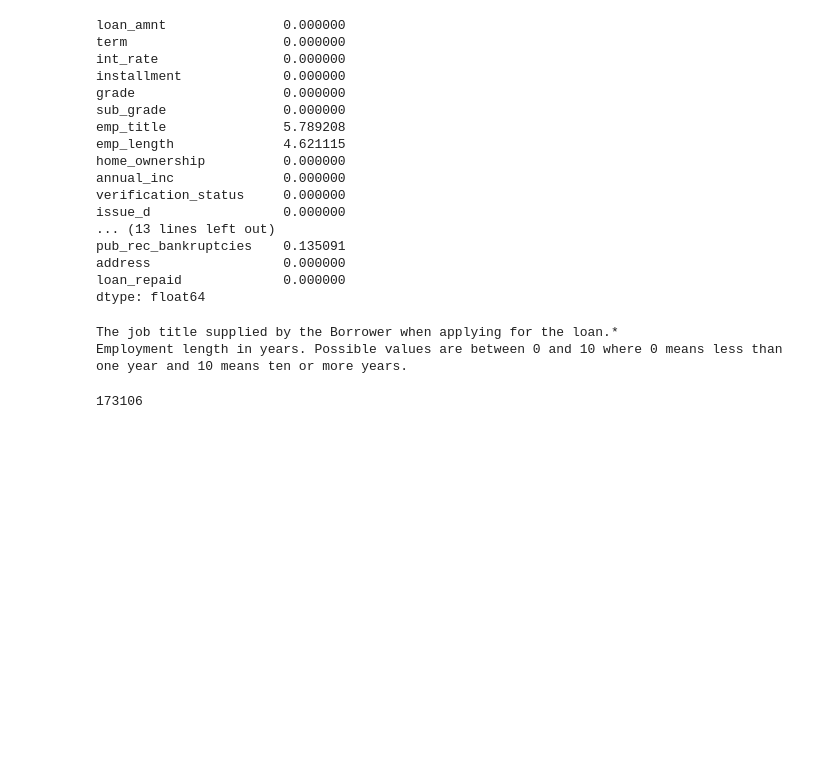
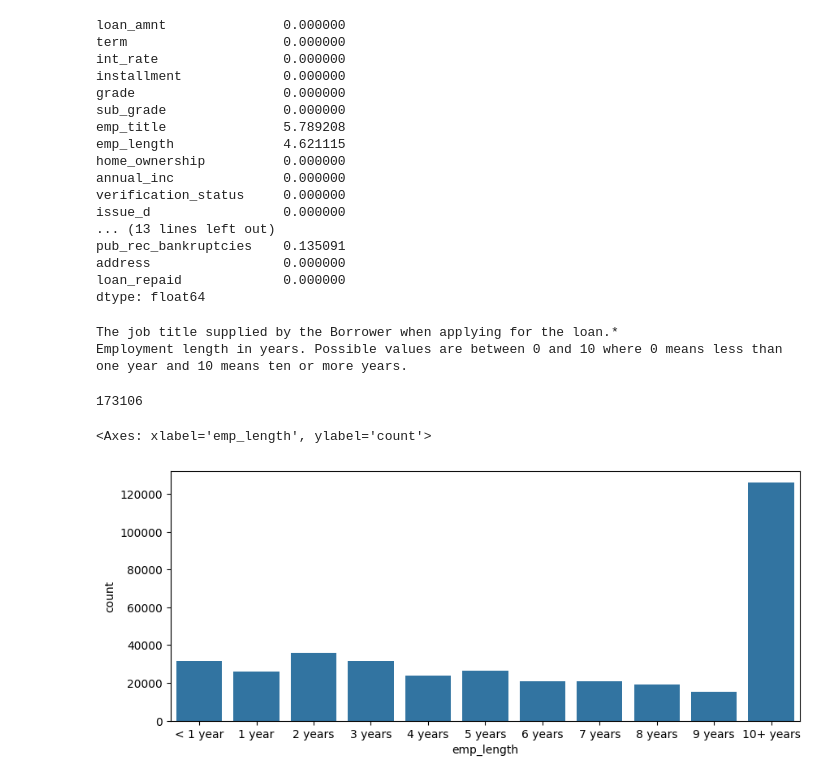
Before and after one commit to Saif-Ahh/LoanDetector, a Jupyter notebook: LoanDetector.ipynb, the cells around one changed output. Cells and saved outputs as stored; diff of their text form; code cells hidden in the pictures; blank space fills up the shorter version.

Commit message:
Analyze emp_length and drop it

```diff
--- a/LoanDetector.ipynb
+++ b/LoanDetector.ipynb
@@ -441,3 +441,24 @@ len(df['emp_title'].unique())
 # %%
 # There are too many unique job titles to try to convert this to a dummy variable feature"
 df = df.drop('emp_title', axis = 1)
+# %%
+# count plot of the emp_length feature column. Sort the order of the values.
+plt.figure(figsize = (10,4))
+
+emp_length_order = [ '< 1 year',
+                      '1 year',
+                     '2 years',
+                     '3 years',
+                     '4 years',
+                     '5 years',
+                     '6 years',
+                     '7 years',
+                     '8 years',
+                     '9 years',
+                     '10+ years']
+
+
+sns.countplot(data = df, x = 'emp_length', order = emp_length_order)
+# %% [output]
+<Axes: xlabel='emp_length', ylabel='count'>
+[figure, added]
```
Also changed, not shown: parts of 2 cells of this notebook.
